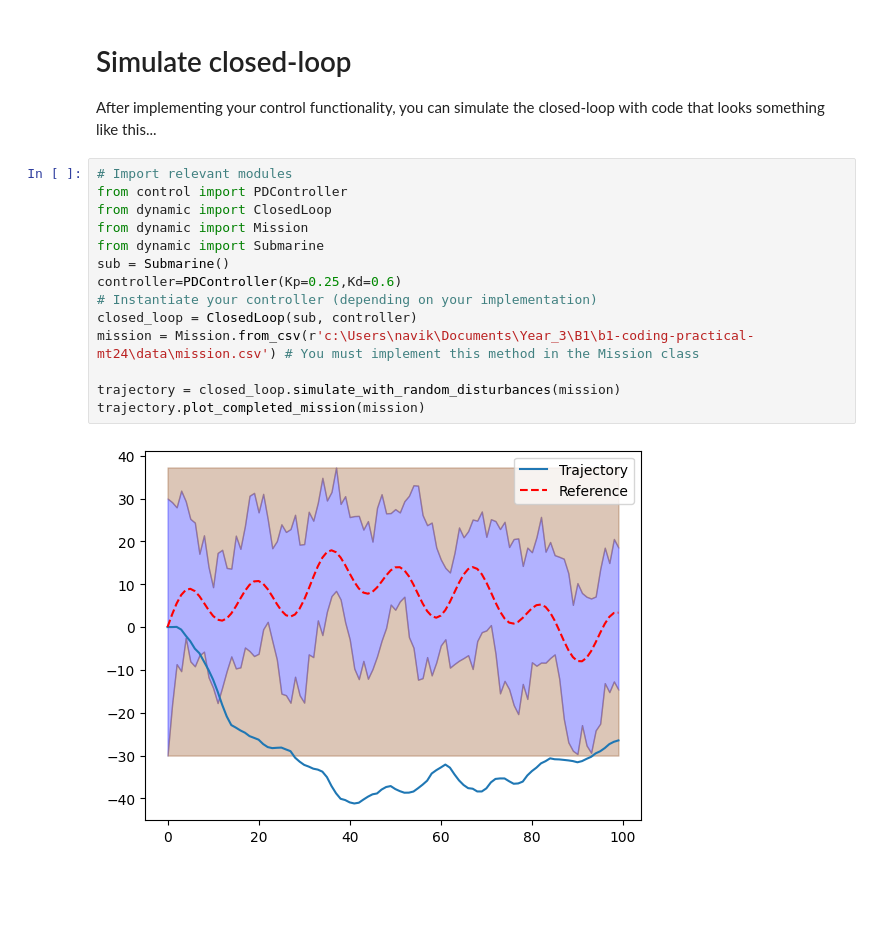
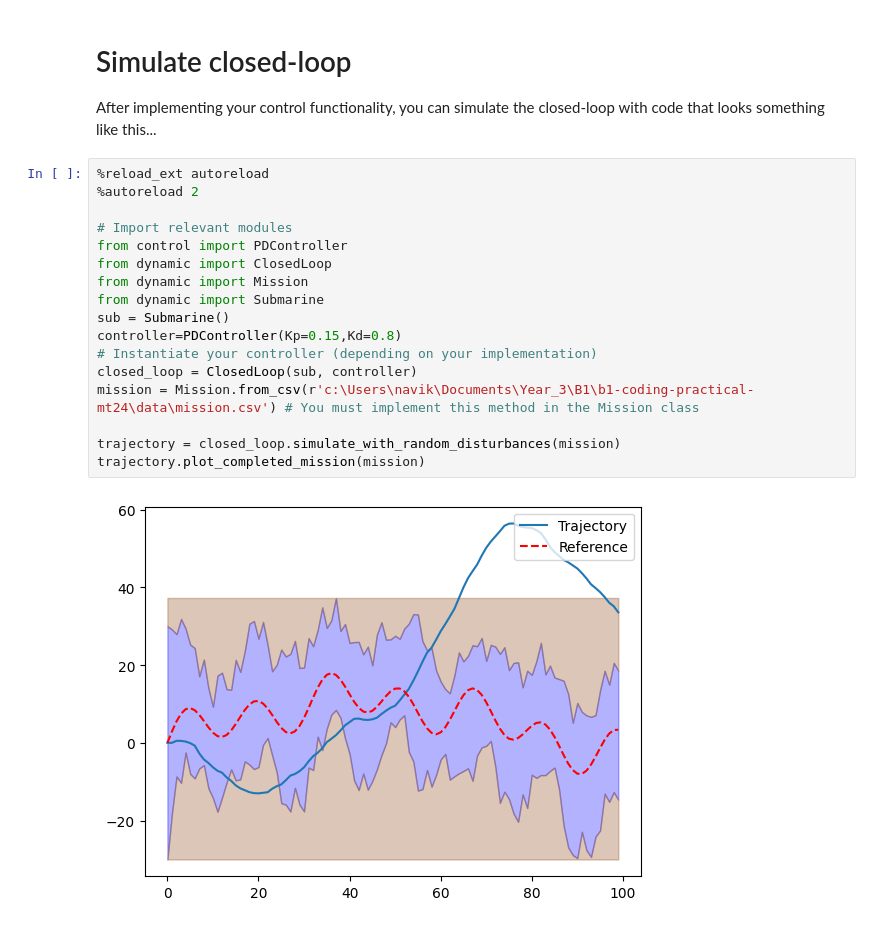
Before and after one commit to jumenberger/b1-coding-practical-mt24, a Jupyter notebook: uuv_mission/demo.ipynb, the cells around one changed output. Saved outputs shown, nothing was run; the diff lists cells and outputs as text; blank space fills up the shorter version.

```diff
--- a/uuv_mission/demo.ipynb
+++ b/uuv_mission/demo.ipynb
@@ -10,18 +9,21 @@ print(sys.path)
 # Simulate closed-loop
 After implementing your control functionality, you can simulate the closed-loop with code that looks something like this...
 # %%
+%reload_ext autoreload
+%autoreload 2
+
 # Import relevant modules
 from control import PDController
 from dynamic import ClosedLoop
 from dynamic import Mission
 from dynamic import Submarine
 sub = Submarine()
-controller=PDController(Kp=0.25,Kd=0.6)
+controller=PDController(Kp=0.15,Kd=0.8)
 # Instantiate your controller (depending on your implementation)
 closed_loop = ClosedLoop(sub, controller)
 mission = Mission.from_csv(r'c:\Users\navik\Documents\Year_3\B1\b1-coding-practical-mt24\data\mission.csv') # You must implement this method in the Mission class
 
 trajectory = closed_loop.simulate_with_random_disturbances(mission)
 trajectory.plot_completed_mission(mission)
 # %% [output]
-[figure, old version]
+[figure, new version]
```
Also changed, not shown: parts of 2 cells of this notebook, 1 other file.
